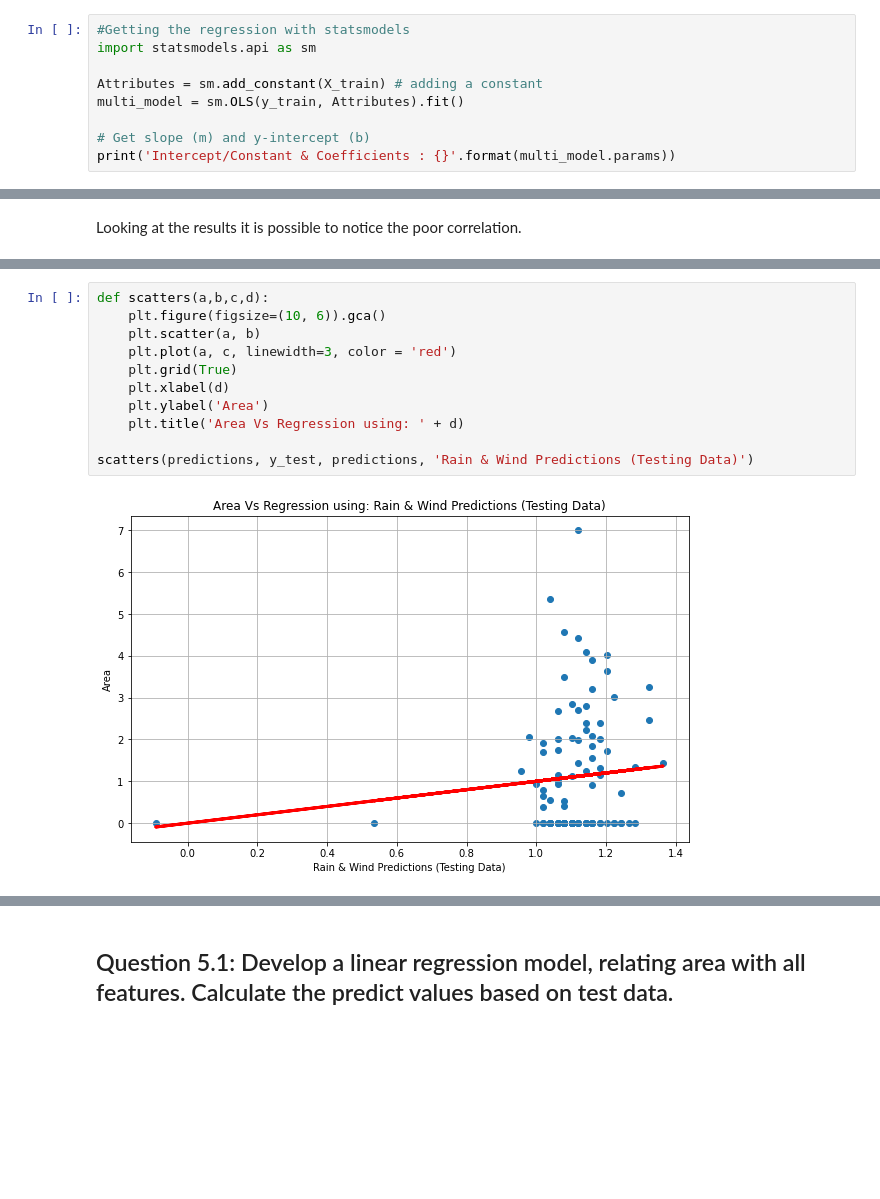
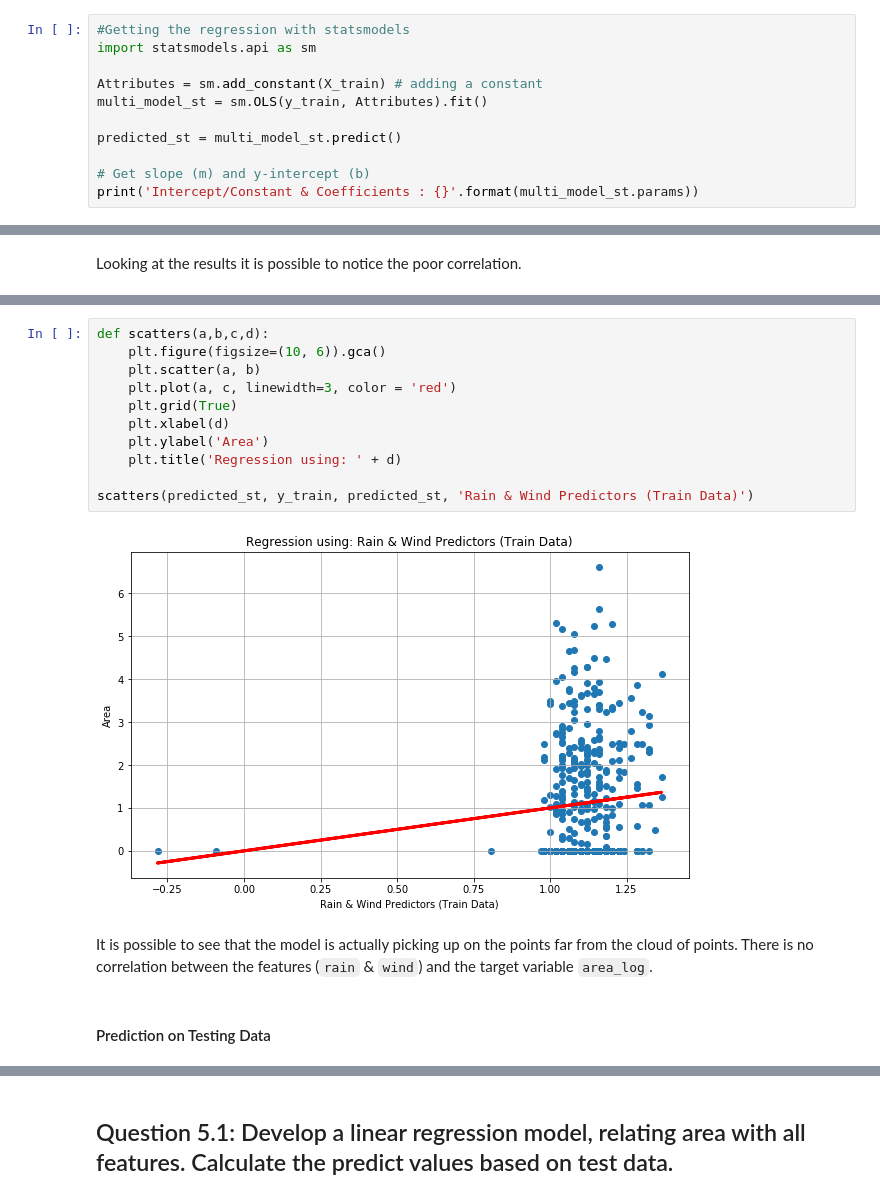
Before and after one commit to rodolfolermacontreras/ML_1_Assignment_2, a Jupyter notebook: MLEARN510-Lesson02-Rodolfo_Lerma.ipynb, the cells around one changed output, grey strips where cells are left out. Drawn from its saved outputs; the diff is of its cells as text; blank space fills up the shorter version.

```diff
--- a/MLEARN510-Lesson02-Rodolfo_Lerma.ipynb
+++ b/MLEARN510-Lesson02-Rodolfo_Lerma.ipynb
@@ -316,10 +328,12 @@ Coefficients:
 import statsmodels.api as sm
 
 Attributes = sm.add_constant(X_train) # adding a constant
-multi_model = sm.OLS(y_train, Attributes).fit()
+multi_model_st = sm.OLS(y_train, Attributes).fit()
+
+predicted_st = multi_model_st.predict()
 
 # Get slope (m) and y-intercept (b)
-print('Intercept/Constant & Coefficients : {}'.format(multi_model.params))
+print('Intercept/Constant & Coefficients : {}'.format(multi_model_st.params))
 # %% [output]
 Intercept/Constant & Coefficients : const    1.110492
 x1      -0.109025
@@ -369,13 +398,17 @@ histograms(multi_model, 'Residual on the Training Model: Rain & Wind')
 # %%
 def scatters(a,b,c,d):
     plt.figure(figsize=(10, 6)).gca()
     plt.scatter(a, b)
     plt.plot(a, c, linewidth=3, color = 'red')
     plt.grid(True)
     plt.xlabel(d)
     plt.ylabel('Area')
-    plt.title('Area Vs Regression using: ' + d)
+    plt.title('Regression using: ' + d)
 
-scatters(predictions, y_test, predictions, 'Rain & Wind Predictions (Testing Data)')
+scatters(predicted_st, y_train, predicted_st, 'Rain & Wind Predictors (Train Data)')
 # %% [output]
-[figure, old version]
+[figure, new version]
+# %% [markdown]
+It is possible to see that the model is actually picking up on the points far from the cloud of points. There is no correlation between the features (`rain` & `wind`) and the target variable `area_log`.
+# %% [markdown]
+#### Prediction on Testing Data
```
Also changed, not shown: parts of 34 cells of this notebook.
